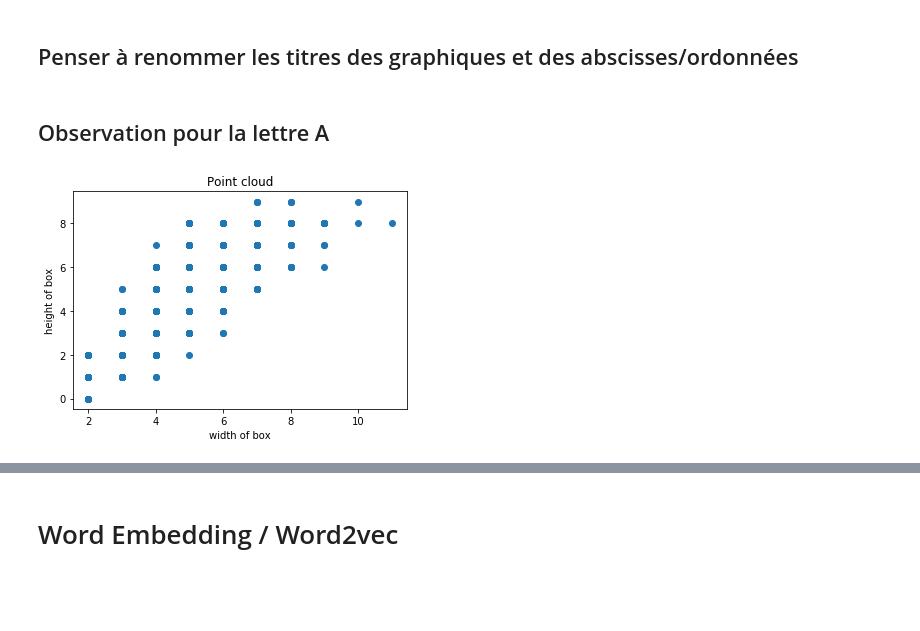
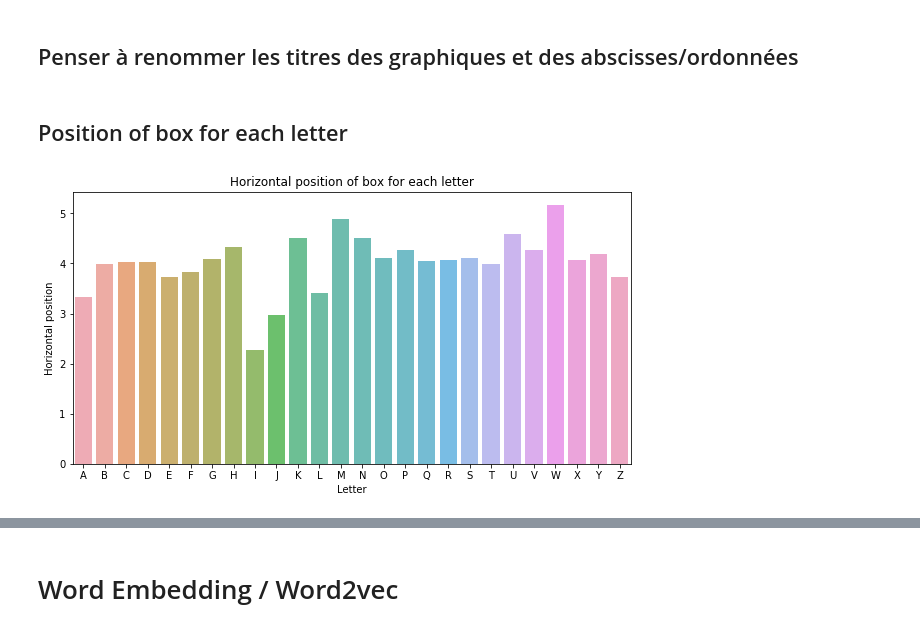
Before and after one commit to jgaussens/letterRecognition_mod, a Jupyter notebook: Data_Viz.ipynb, the cells around one changed output, grey strips where cells are left out. Saved outputs shown, nothing was run; the diff lists cells and outputs as text; code cells hidden in the pictures; blank space fills up the shorter version.

```diff
--- a/Data_Viz.ipynb
+++ b/Data_Viz.ipynb
@@ -168,14 +146,4 @@ df_A
 # %% [markdown]
 ## Penser à renommer les titres des graphiques et des abscisses/ordonnées
-# %% [markdown]
-## Observation pour la lettre A
-# %%
-df_A = df.loc[df['letter'] == 'A'].iloc[:, 1:]
-#plt.plot(df_A['rec_3'], df_A['rec_4'])
-plt.scatter(df_A['rec_3'], df_A['rec_4'])
-plt.title('Point cloud')
-plt.xlabel('width of box')
-plt.ylabel('height of box')
-plt.show()
-# %% [output]
-[figure, removed]
+# %% [markdown]
+## Position of box for each letter
@@ -181,0 +158,10 @@ plt.show()
+# %%
+plt.figure(figsize=(10,5))
+sns.barplot(new_df['letter'], new_df['rec_1'], alpha=0.8)
+#plt.scatter(new_df['letter'], new_df['rec_1'])
+plt.title('Horizontal position of box for each letter')
+plt.xlabel('Letter')
+plt.ylabel('Horizontal position')
+plt.show()
+# %% [output]
+[figure, added]
```
Also changed, not shown: parts of 14 cells of this notebook.
